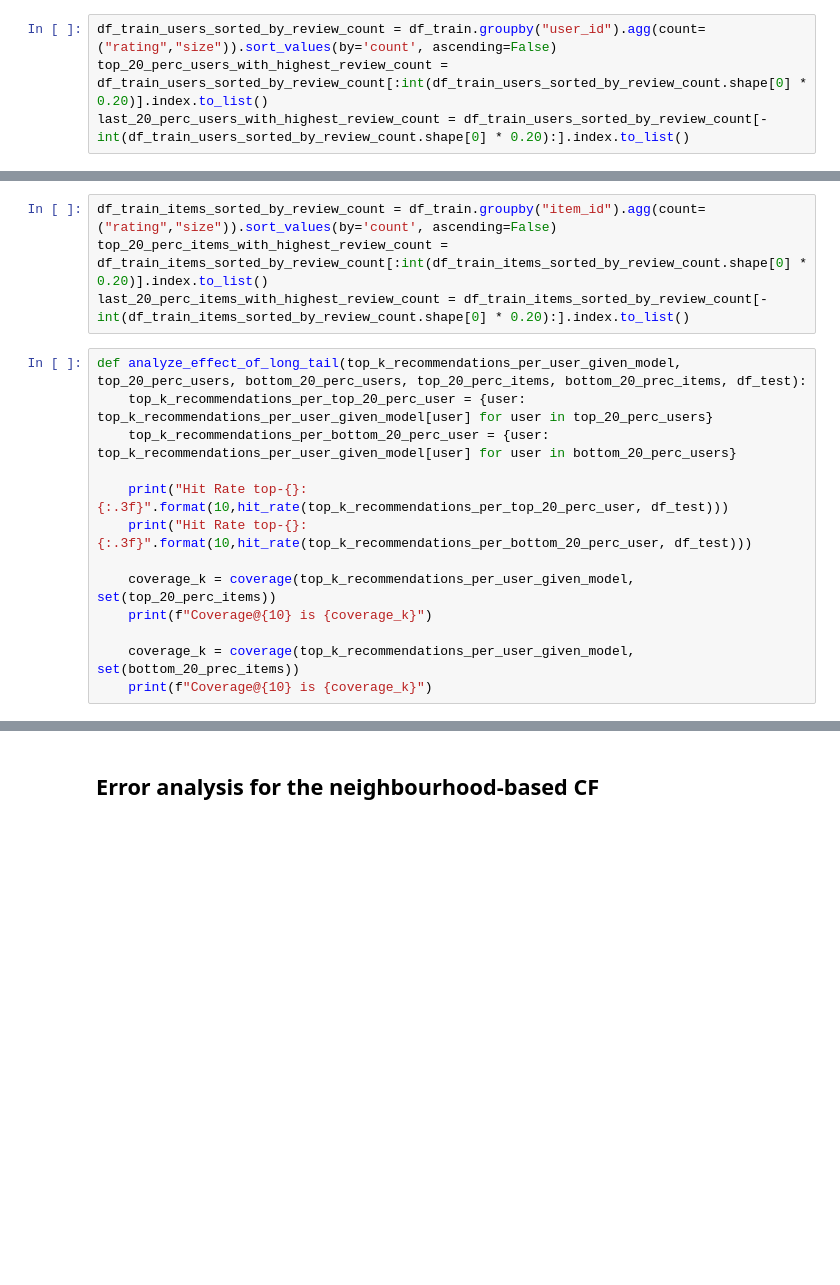
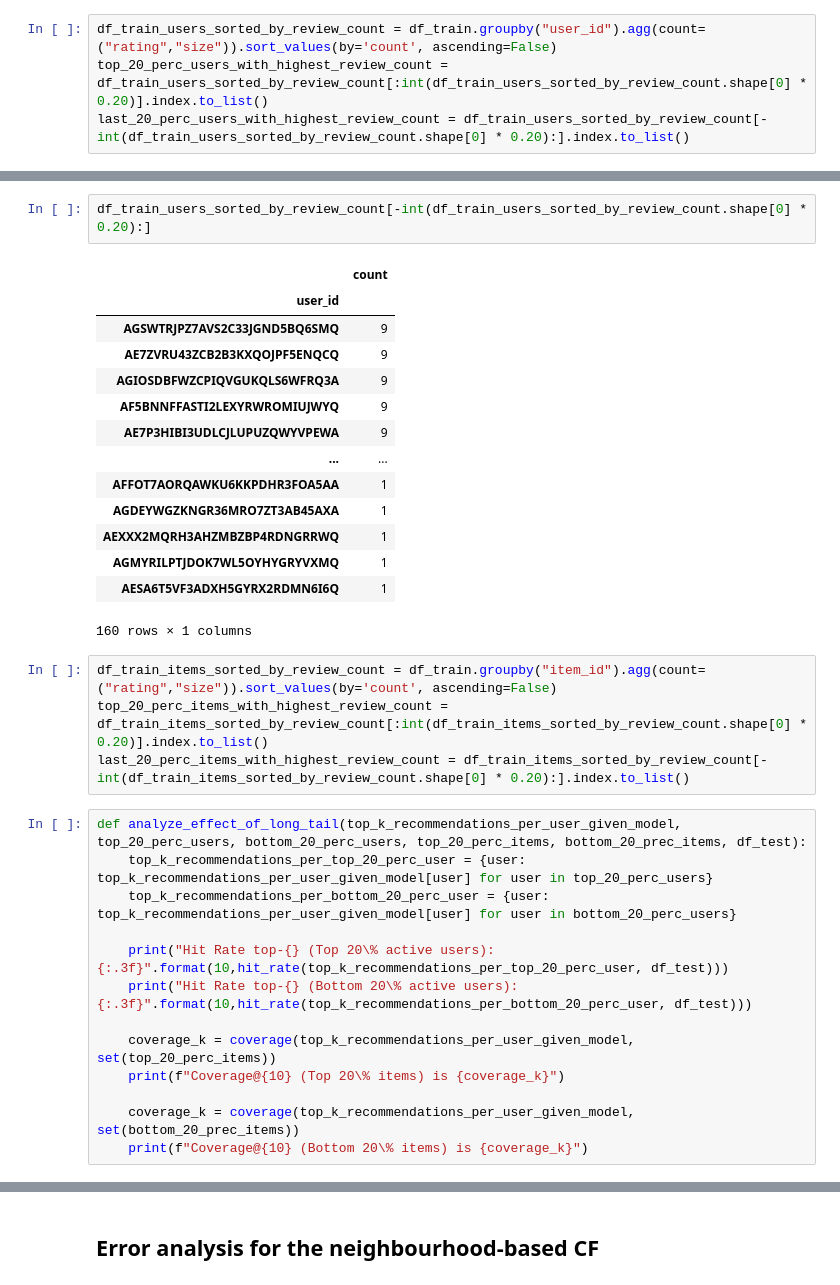
Before and after one commit to danielpenchev98/Web-Recommender-Systems-2025, a Jupyter notebook: project/project.ipynb, the cells around one changed output, grey strips where cells are left out. Cells and saved outputs as stored; diff of their text form; blank space fills up the shorter version.

```diff
--- a/project/project.ipynb
+++ b/project/project.ipynb
@@ -751,3 +768,20 @@ last_20_perc_users_with_highest_review_count = df_train_users_sorted_by_review_c
+# %%
+df_train_users_sorted_by_review_count[-int(df_train_users_sorted_by_review_count.shape[0] * 0.20):]
+# %% [output]
+|  | count |
+| user_id |  |
+| AGSWTRJPZ7AVS2C33JGND5BQ6SMQ | 9 |
+| AE7ZVRU43ZCB2B3KXQOJPF5ENQCQ | 9 |
+| AGIOSDBFWZCPIQVGUKQLS6WFRQ3A | 9 |
+| AF5BNNFFASTI2LEXYRWROMIUJWYQ | 9 |
+| AE7P3HIBI3UDLCJLUPUZQWYVPEWA | 9 |
+| ... | ... |
+| AFFOT7AORQAWKU6KKPDHR3FOA5AA | 1 |
+| AGDEYWGZKNGR36MRO7ZT3AB45AXA | 1 |
+| AEXXX2MQRH3AHZMBZBP4RDNGRRWQ | 1 |
+| AGMYRILPTJDOK7WL5OYHYGRYVXMQ | 1 |
+| AESA6T5VF3ADXH5GYRX2RDMN6I6Q | 1 |
+160 rows × 1 columns
 # %%
 df_train_items_sorted_by_review_count = df_train.groupby("item_id").agg(count=("rating","size")).sort_values(by='count', ascending=False)
 top_20_perc_items_with_highest_review_count = df_train_items_sorted_by_review_count[:int(df_train_items_sorted_by_review_count.shape[0] * 0.20)].index.to_list()
@@ -757,14 +791,14 @@ def analyze_effect_of_long_tail(top_k_recommendations_per_user_given_model, top_
     top_k_recommendations_per_top_20_perc_user = {user: top_k_recommendations_per_user_given_model[user] for user in top_20_perc_users}
     top_k_recommendations_per_bottom_20_perc_user = {user: top_k_recommendations_per_user_given_model[user] for user in bottom_20_perc_users}
 
-    print("Hit Rate top-{}: {:.3f}".format(10,hit_rate(top_k_recommendations_per_top_20_perc_user, df_test)))
-    print("Hit Rate top-{}: {:.3f}".format(10,hit_rate(top_k_recommendations_per_bottom_20_perc_user, df_test)))
+    print("Hit Rate top-{} (Top 20\% active users): {:.3f}".format(10,hit_rate(top_k_recommendations_per_top_20_perc_user, df_test)))
+    print("Hit Rate top-{} (Bottom 20\% active users): {:.3f}".format(10,hit_rate(top_k_recommendations_per_bottom_20_perc_user, df_test)))
 
     coverage_k = coverage(top_k_recommendations_per_user_given_model, set(top_20_perc_items))
-    print(f"Coverage@{10} is {coverage_k}")
+    print(f"Coverage@{10} (Top 20\% items) is {coverage_k}")
 
     coverage_k = coverage(top_k_recommendations_per_user_given_model, set(bottom_20_prec_items))
-    print(f"Coverage@{10} is {coverage_k}")
+    print(f"Coverage@{10} (Bottom 20\% items) is {coverage_k}")
 # %%
 analyze_effect_of_long_tail(
     knn_top_k_recommendations_per_user,
```
Also changed, not shown: parts of 9 cells of this notebook.
